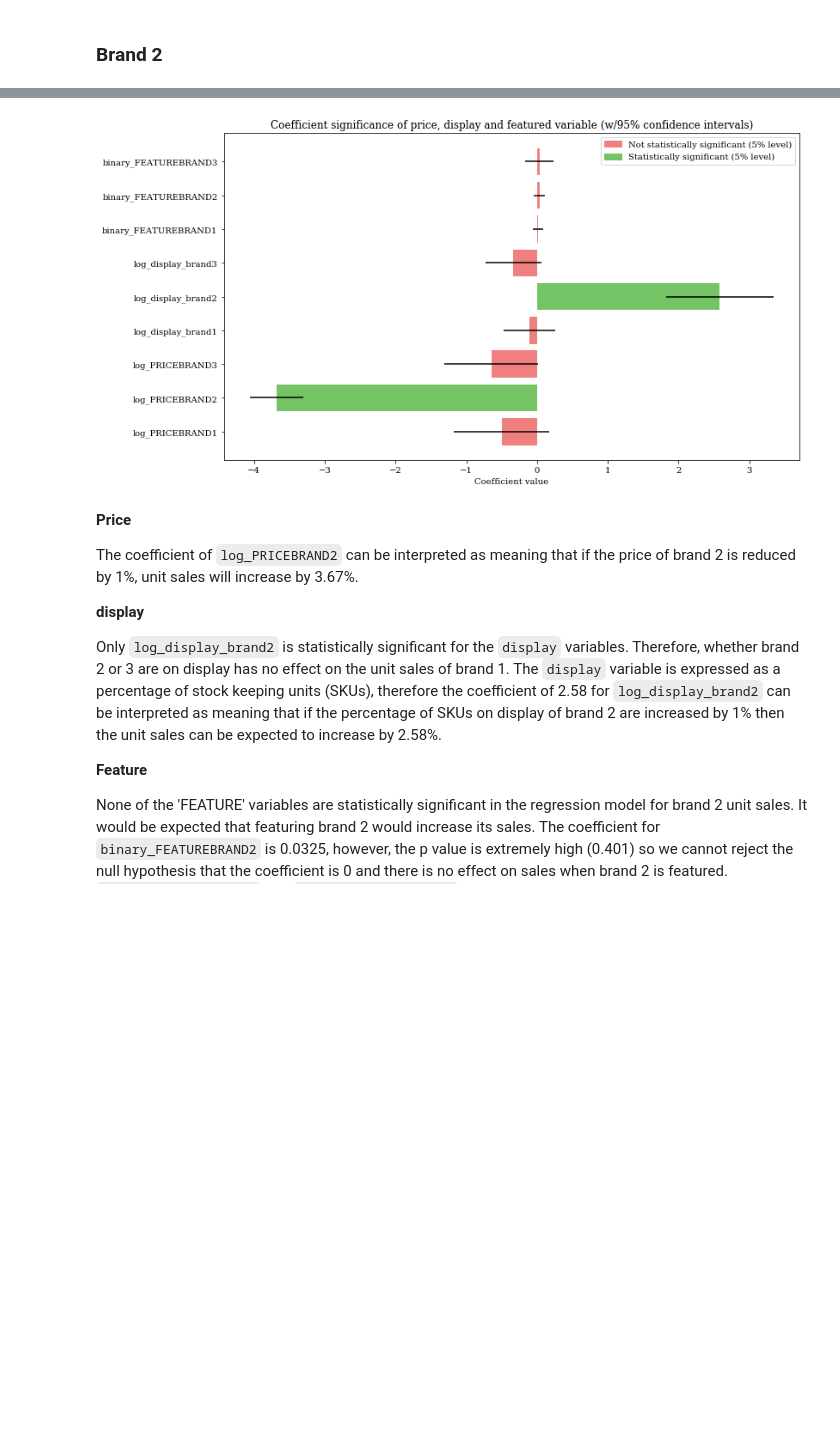
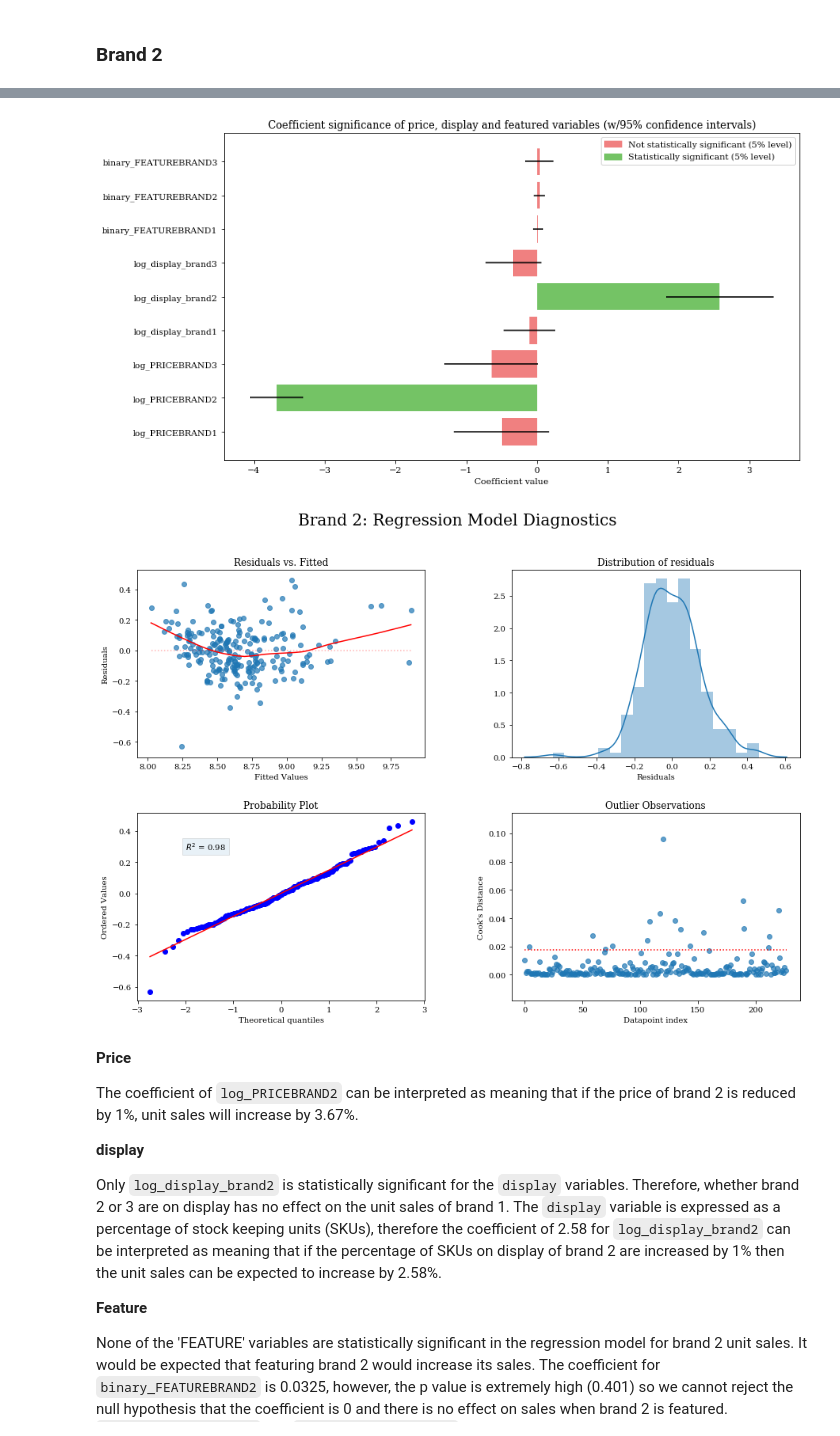
Before and after one commit to julian-west/marketing-resource-allocation, a Jupyter notebook: notebooks/01_regression_modelling.ipynb, the cells around one changed output, grey strips where cells are left out. Drawn from its saved outputs; the diff is of its cells as text; code cells hidden in the pictures; blank space fills up the shorter version.

```diff
--- a/notebooks/01_regression_modelling.ipynb
+++ b/notebooks/01_regression_modelling.ipynb
@@ -564,6 +575,10 @@ print("\n"*2)
 plot_coef_conf_int(brand2_modelfinal)
 plt.savefig(f"{VISUALISATION_FOLDER}/brand2_modelfinal_significance.png")
 plt.show()
+
+plot_diagnostics(brand2_modelfinal, "Brand 2")
+plt.savefig(f"{VISUALISATION_FOLDER}/brand2_modelfinal_diagnostics.png")
+plt.show()
 # %% [output]
                             OLS Regression Results
 ==============================================================================
@@ -575,14 +590,15 @@ Time:                        21:34:18   Log-Likelihood:                 111.22
 No. Observations:                 227   AIC:                            -180.4
 Df Residuals:                     206   BIC:                            -108.5
 Df Model:                          20
 Covariance Type:            nonrobust
 ========================================================================================
 ... (28 lines left out)
 ==============================================================================
 
 Warnings:
 [1] Standard Errors assume that the covariance matrix of the errors is correctly specified.
 [figure]
+[figure, added]
 # %% [markdown]
 **Price**
 
```
Also changed, not shown: parts of 11 cells of this notebook, 46 other files.
